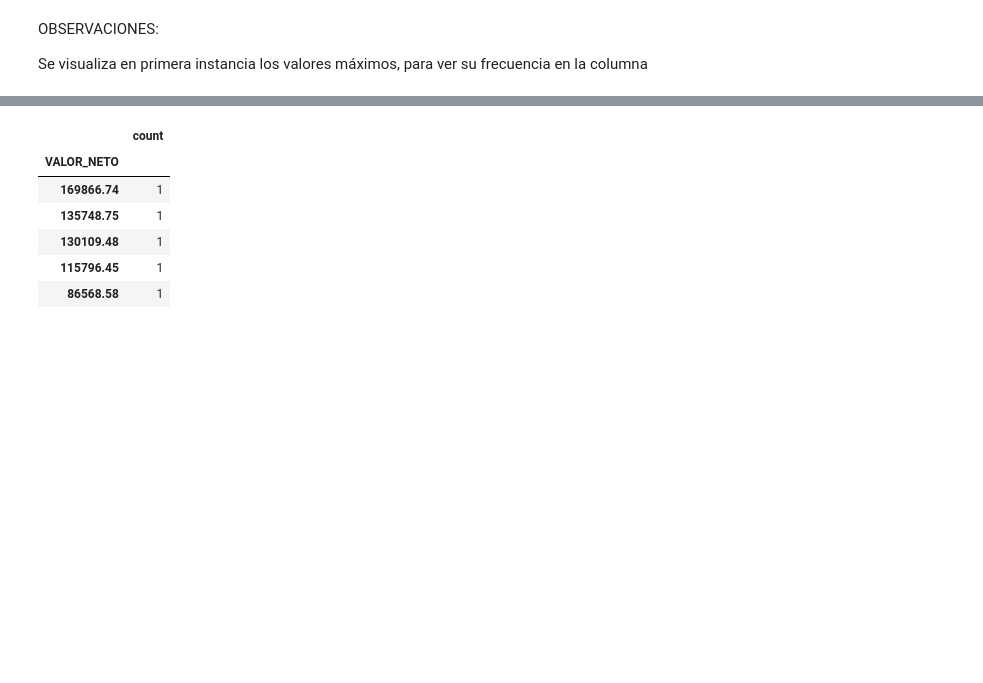
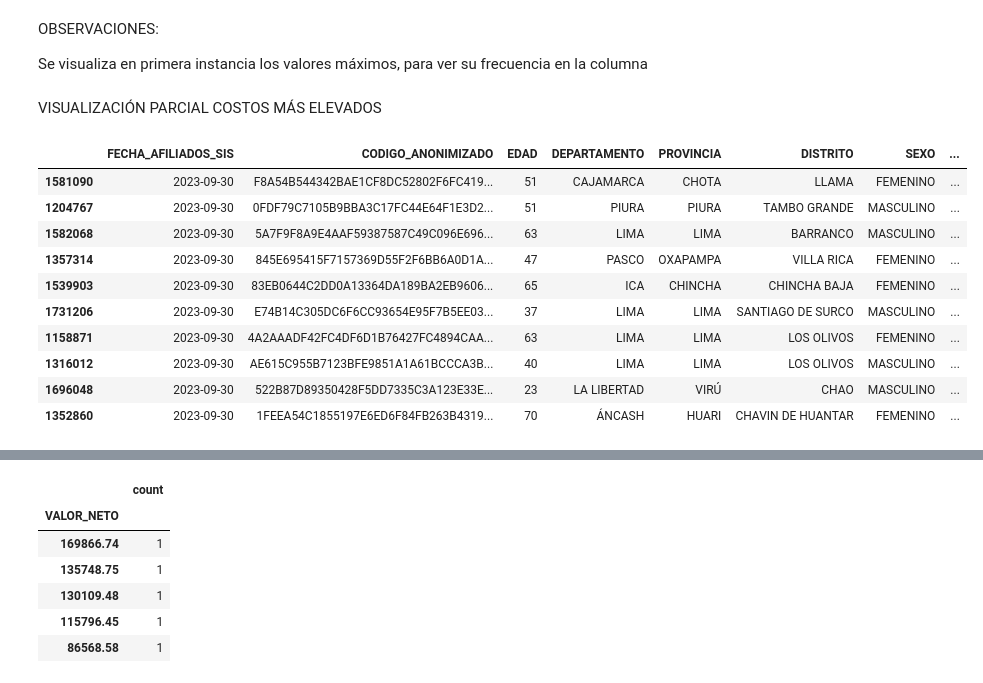
Before and after one commit to Sergius-DS/elecciOn_datasets, a Jupyter notebook: data_diabetes_Reducido.ipynb, the cells around one changed output, grey strips where cells are left out. Drawn from its saved outputs; the diff is of its cells as text; code cells hidden in the pictures; blank space fills up the shorter version.

```diff
--- a/data_diabetes_Reducido.ipynb
+++ b/data_diabetes_Reducido.ipynb
@@ -495,3 +495,19 @@ dtype: float64
 OBSERVACIONES:
 
 Se visualiza en primera instancia los valores máximos, para ver su frecuencia en la columna
+# %% [markdown]
+VISUALIZACIÓN PARCIAL COSTOS MÁS ELEVADOS
+# %%
+data.loc[mayores_valores_neto.index].head(10)
+# %% [output]
+|  | FECHA_AFILIADOS_SIS | CODIGO_ANONIMIZADO | EDAD | DEPARTAMENTO | PROVINCIA | DISTRITO | SEXO | ... |
+| 1581090 | 2023-09-30 | F8A54B544342BAE1CF8DC52802F6FC419... | 51 | CAJAMARCA | CHOTA | LLAMA | FEMENINO | ... |
+| 1204767 | 2023-09-30 | 0FDF79C7105B9BBA3C17FC44E64F1E3D2... | 51 | PIURA | PIURA | TAMBO GRANDE | MASCULINO | ... |
+| 1582068 | 2023-09-30 | 5A7F9F8A9E4AAF59387587C49C096E696... | 63 | LIMA | LIMA | BARRANCO | MASCULINO | ... |
+| 1357314 | 2023-09-30 | 845E695415F7157369D55F2F6BB6A0D1A... | 47 | PASCO | OXAPAMPA | VILLA RICA | FEMENINO | ... |
+| 1539903 | 2023-09-30 | 83EB0644C2DD0A13364DA189BA2EB9606... | 65 | ICA | CHINCHA | CHINCHA BAJA | FEMENINO | ... |
+| 1731206 | 2023-09-30 | E74B14C305DC6F6CC93654E95F7B5EE03... | 37 | LIMA | LIMA | SANTIAGO DE SURCO | MASCULINO | ... |
+| 1158871 | 2023-09-30 | 4A2AAADF42FC4DF6D1B76427FC4894CAA... | 63 | LIMA | LIMA | LOS OLIVOS | FEMENINO | ... |
+| 1316012 | 2023-09-30 | AE615C955B7123BFE9851A1A61BCCCA3B... | 40 | LIMA | LIMA | LOS OLIVOS | MASCULINO | ... |
+| 1696048 | 2023-09-30 | 522B87D89350428F5DD7335C3A123E33E... | 23 | LA LIBERTAD | VIRÚ | CHAO | MASCULINO | ... |
+| 1352860 | 2023-09-30 | 1FEEA54C1855197E6ED6F84FB263B4319... | 70 | ÁNCASH | HUARI | CHAVIN DE HUANTAR | FEMENINO | ... |
```
Also changed, not shown: parts of 15 cells of this notebook.
